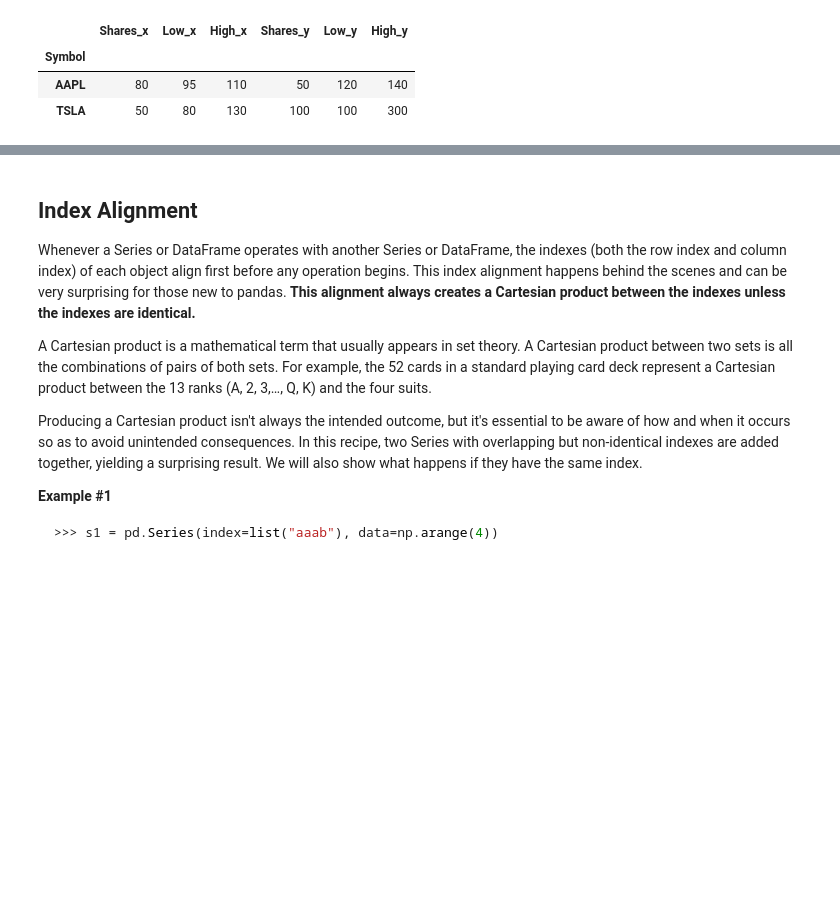
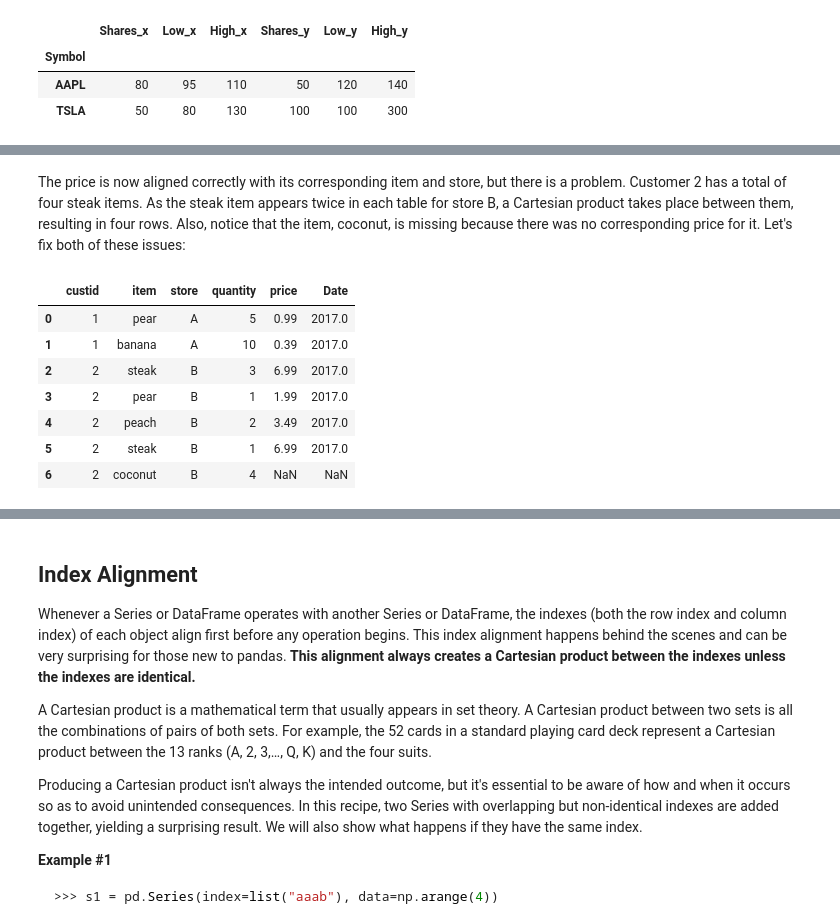
Before and after one commit to pkaran57/python-libs, a Jupyter notebook: pandas-lib/notebook/pandas.ipynb, the cells around one changed output, grey strips where cells are left out. Saved outputs shown, nothing was run; the diff lists cells and outputs as text; code cells hidden in the pictures; blank space fills up the shorter version.

```diff
--- a/pandas-lib/notebook/pandas.ipynb
+++ b/pandas-lib/notebook/pandas.ipynb
@@ -2215,0 +2259,13 @@ display(stocks_2016.merge(stocks_2017, left_index=True, right_index=True))
+# %% [markdown]
+The price is now aligned correctly with its corresponding item and store, but there is a problem. Customer 2 has a total of four steak items. As the steak item appears twice in each table for store B, a Cartesian product takes place between them, resulting in four rows. Also, notice that the item, coconut, is missing because there was no corresponding price for it. Let's fix both of these issues:
+# %%
+food_transactions.merge(food_prices.query('Date == 2017'), how='left')
+# %% [output]
+|  | custid | item | store | quantity | price | Date |
+| 0 | 1 | pear | A | 5 | 0.99 | 2017.0 |
+| 1 | 1 | banana | A | 10 | 0.39 | 2017.0 |
+| 2 | 2 | steak | B | 3 | 6.99 | 2017.0 |
+| 3 | 2 | pear | B | 1 | 1.99 | 2017.0 |
+| 4 | 2 | peach | B | 2 | 3.49 | 2017.0 |
+| 5 | 2 | steak | B | 1 | 6.99 | 2017.0 |
+| 6 | 2 | coconut | B | 4 | NaN | NaN |
```
Also changed, not shown: parts of 13 cells of this notebook.
